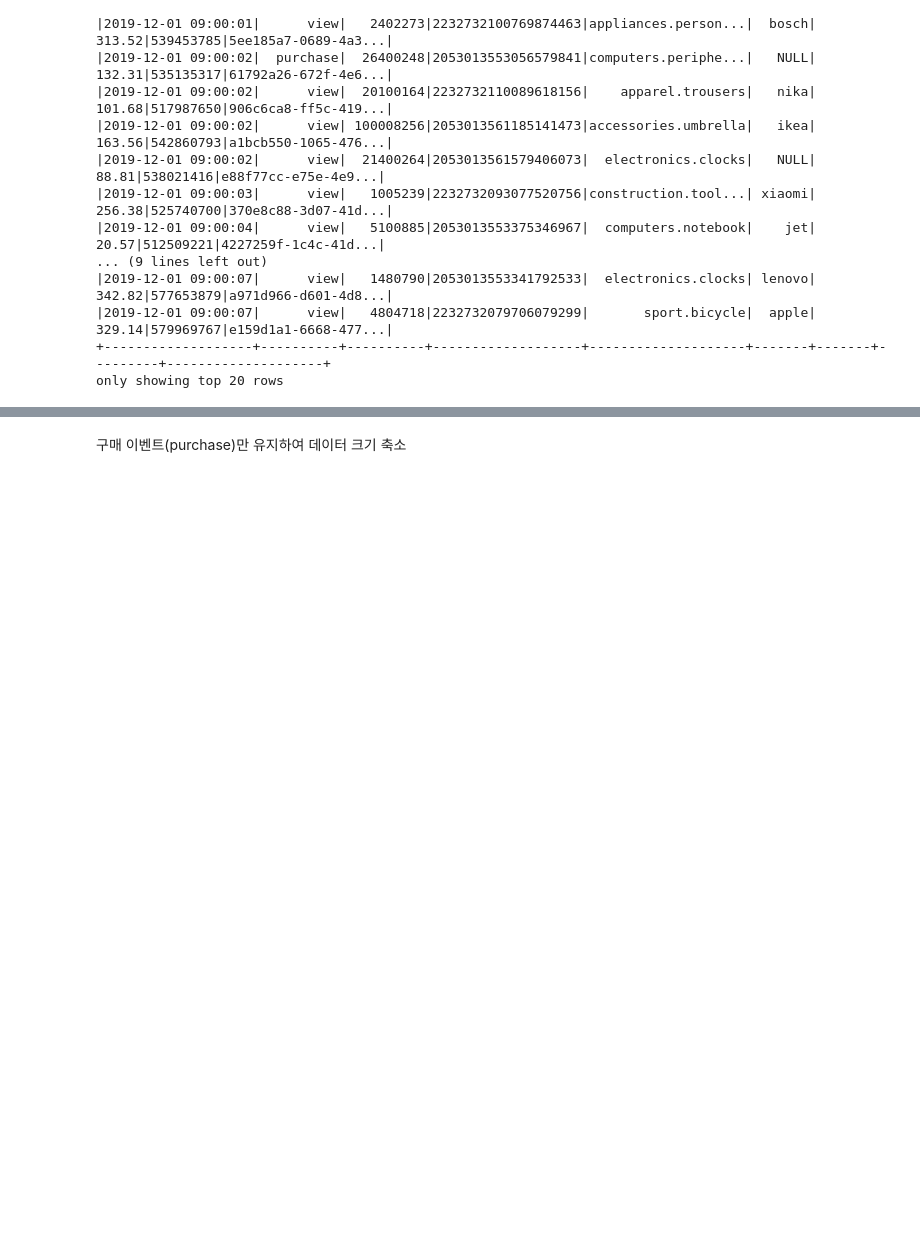
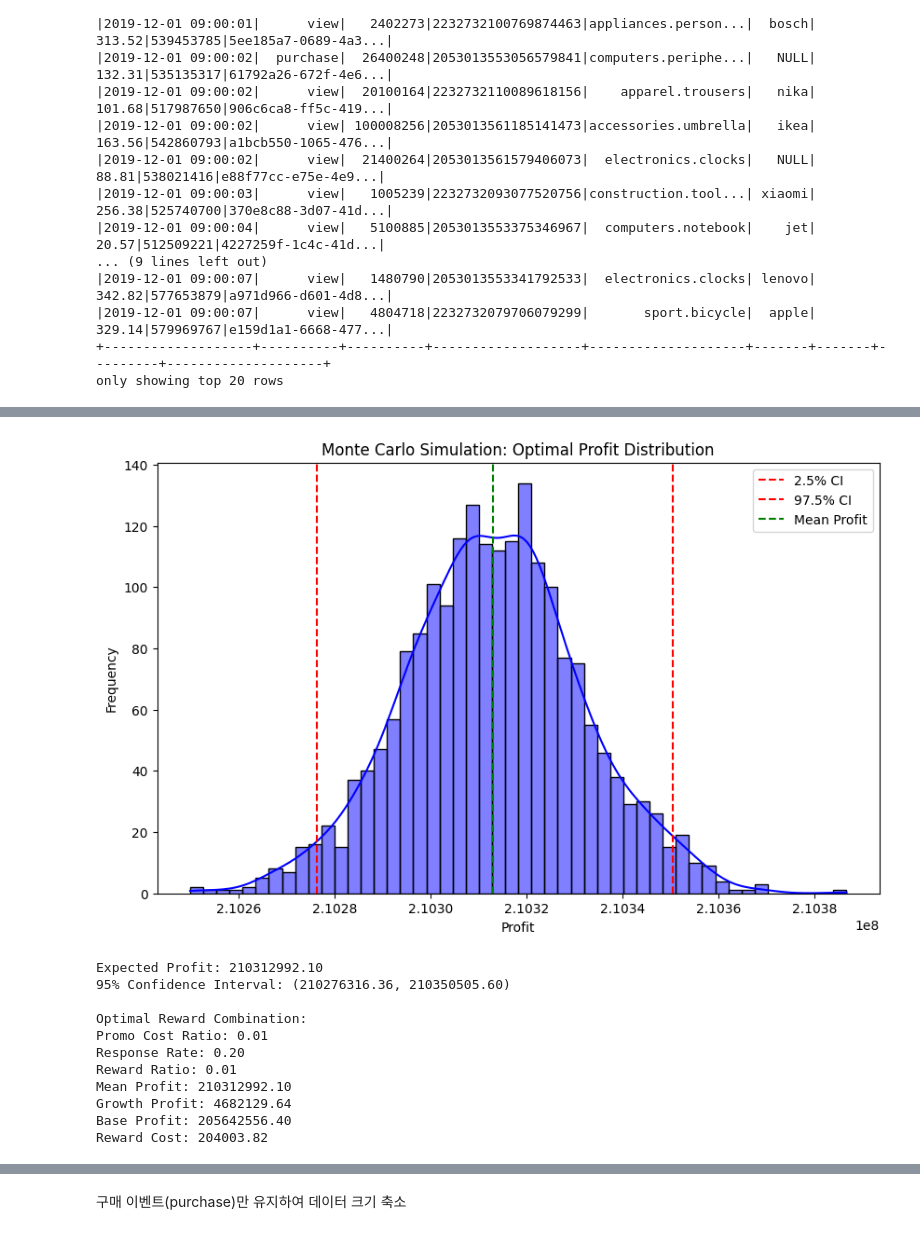
Before and after one commit to dothegee/Ecommerce_Membership_Strategy, a Jupyter notebook: simul.ipynb, the cells around one changed output, grey strips where cells are left out. Cells and saved outputs as stored; diff of their text form; code cells hidden in the pictures; blank space fills up the shorter version.

```diff
--- a/simul.ipynb
+++ b/simul.ipynb
@@ -181,0 +546,68 @@ final_results.to_csv("시뮬레이션 결과.csv")
+# %%
+import numpy as np
+import pandas as pd
+import matplotlib.pyplot as plt
+import seaborn as sns
+from tqdm import tqdm
+from itertools import product
+
+# RFM 분석 실행
+def calculate_rfm(data):
+    rfm = data[['user_id', 'Recency', 'Frequency', 'Monetary']].copy()
+    rfm['R_Score'] = pd.qcut(rfm['Recency'], 4, labels=[4, 3, 2, 1]).astype(int)
+    rfm['F_Score'] = pd.qcut(rfm['Frequency'].rank(method='first'), 4, labels=[1, 2, 3, 4]).astype(int)
+    rfm['M_Score'] = pd.qcut(rfm['Monetary'].rank(method='first'), 4, labels=[1, 2, 3, 4]).astype(int)
+    rfm['RFM_Score'] = rfm[['R_Score', 'F_Score', 'M_Score']].sum(axis=1)
+    return rfm
+
+# 고객 등급 분류
+def customer_grade(df):
+    df['grade'] = '기타 고객'
+    df.loc[(df['R_Score'] >= 3) & (df['F_Score'] >= 3) & (df['M_Score'] >= 3), 'grade'] = 'VIP 고객'
+    df.loc[(df['F_Score'] == 4) & (df['R_Score'] >= 2) & (df['M_Score'] >= 2), 'grade'] = '충성 고객'
+    return df
+
+# 몬테카를로 시뮬레이션 함수
+def simulate_promotion(df, promo_cost_ratio, response_rate, reward_ratio, base_profit, iterations=2000):
+    np.random.seed(42)
+    results = []
+
+    for _ in tqdm(range(iterations), desc=f"Simulating promo {promo_cost_ratio:.2f}, response {response_rate:.2f}, reward {reward_ratio:.2f}"):
+        additional_sales = promo_cost = reward_cost = 0
+
+        for customer_type, promo_discount, reward_discount in [('VIP 고객', promo_cost_ratio, reward_ratio), ('충성 고객', promo_cost_ratio - 0.05, reward_ratio - 0.02)]:
+            responding_customers = df[df['grade'] == customer_type].sample(frac=response_rate, replace=False).reset_index(drop=True)
+            if not responding_customers.empty:
+                avg_order_value = responding_customers['Monetary'].sum() / responding_customers['Frequency'].sum()
+                sales = avg_order_value * len(responding_customers) * 1.2
+                additional_sales += sales
+                promo_cost += sales * promo_discount
+                reward_cost += sales * reward_discount
+
+        additional_profit = additional_sales * 0.10
+        net_profit = base_profit + additional_profit - promo_cost - reward_cost
+        results.append((net_profit, additional_profit, base_profit, reward_cost))
+
+    return results
+
+# 데이터 준비 및 시뮬레이션 실행
+rfm = customer_grade(rfm)
+base_profit = rfm['Monetary'].sum() * 0.10
+
+promo_cost_ratios = np.linspace(0.01, 0.50, 10)
+response_rates = [0.2]
+reward_ratios = np.linspace(0.01, 0.20, 5)
+
+results_list = []
+for promo_cost, response, reward in product(promo_cost_ratios, response_rates, reward_ratios):
+    sim_results = simulate_promotion(rfm, promo_cost, response, reward, base_profit)
+    mean_profit, additional_profit, _, reward_cost = map(np.mean, zip(*sim_results))
+    optimality = abs((additional_profit - base_profit - reward_cost))
+    results_list.append([promo_cost, response, reward, mean_profit, additional_profit, base_profit, reward_cost, optimality])
+
+# 결과 데이터프레임 생성 및 최적 조합 탐색
+df_results = pd.DataFrame(results_list, columns=['Promo Cost Ratio', 'Response Rate', 'Reward Ratio', 'Mean Profit', 'Growth Profit', 'Base Profit', 'Reward Cost', 'Optimality'])
+df_results['Profit Deviation'] = abs(df_results['Base Profit'] - df_results['Mean Profit'])
+df_results['Profit'] = df_results['Base Profit'] - df_results['Mean Profit']
+df_results = df_results.sort_values(by='Profit Deviation')
+# %% [output]
@@ -181,0 +631,12 @@ final_results.to_csv("시뮬레이션 결과.csv")
+[figure, added]
+Expected Profit: 210312992.10
+95% Confidence Interval: (210276316.36, 210350505.60)
+
+Optimal Reward Combination:
+Promo Cost Ratio: 0.01
+Response Rate: 0.20
+Reward Ratio: 0.01
+Mean Profit: 210312992.10
+Growth Profit: 4682129.64
+Base Profit: 205642556.40
+Reward Cost: 204003.82
```
Also changed, not shown: parts of 16 cells of this notebook.
